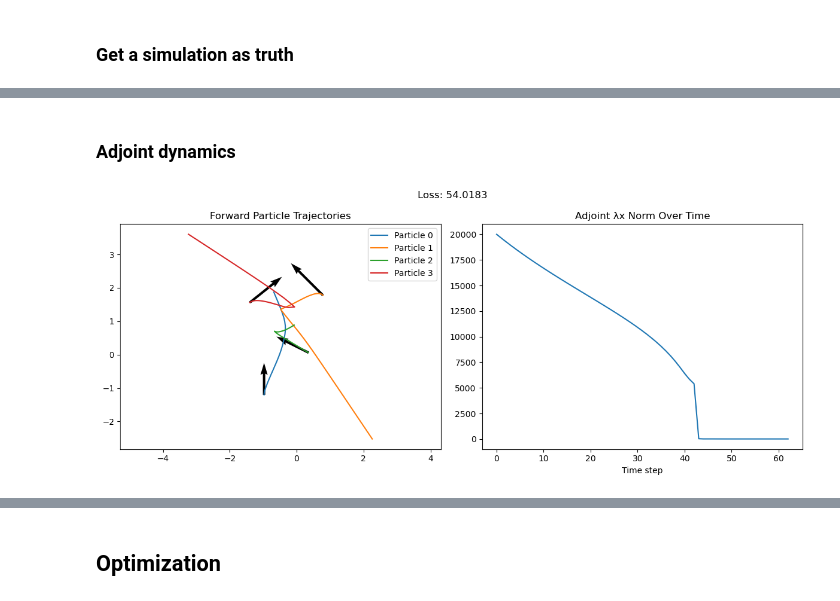
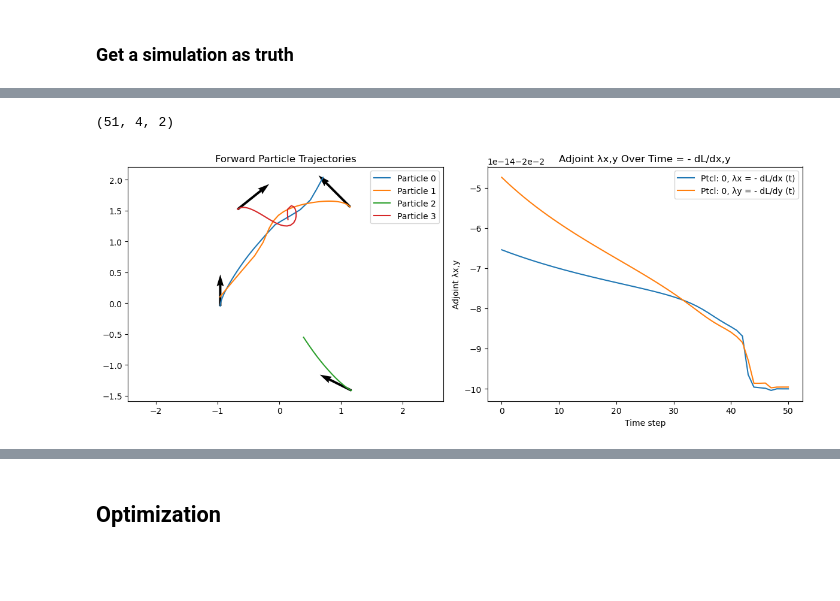
Before and after one commit to AZhou00/adjoint-demo, a Jupyter notebook: notebook/basics.ipynb, the cells around one changed output, grey strips where cells are left out. Saved outputs shown, nothing was run; the diff lists cells and outputs as text; code cells hidden in the pictures; blank space fills up the shorter version.

```diff
--- a/notebook/basics.ipynb
+++ b/notebook/basics.ipynb
@@ -185,3 +185,11 @@ $$L(x(T)) = \frac{1}{2} x(T)^2.$$
 \end{aligned}
 with final condition:
 $$\lambda_x(T) = \frac{dL}{dx(T)} = x(T), \quad \lambda_p(T) = 0.$$
+# %%
+import jax
+import jax.numpy as jnp
+import matplotlib.pyplot as plt
+
+# use GPU
+jax.config.update("jax_enable_x64", True)
+print(jax.devices())
@@ -355,7 +362,7 @@ plt.show()
 # %% [markdown]
 ### Something more complicated: 5-body problem
 # %%
-T = 2.5
+T = 2.
 dt = 0.04
 steps = int(T / dt)
 # %%
@@ -478,27 +483,30 @@ plt.show()
-# %% [markdown]
-### Adjoint dynamics
 # %%
-key = jax.random.PRNGKey(2)
-x0_guess = x0 + jax.random.normal(key, (4, D)) * 0.02
-x0_guess = jnp.array(x0_guess)
+# feed in the truth into the likelihood and visualize the adjoint
+def plot_adjoint(x0, p0, x_obs):
+    xs, ps, λxs, λps, loss = simulate(x0, p0, x_obs=x_obs[-1]+0.01)
 
-xs, ps, λxs, λps, loss = simulate(x0_guess, p0, x_obs=x_obs[-1])
+    fig, axs = plt.subplots(1, 2, figsize=(12, 5))
+    # Left: particle trajectories
+    for i in range(N):
+        axs[0].plot(xs[:, i, 0], xs[:, i, 1], label=f"Particle {i}")
+    axs[0].quiver(x0[:,0], x0[:,1], p0[:,0], p0[:,1], color='k', scale=2)
+    axs[0].set_title("Forward Particle Trajectories")
+    axs[0].axis("equal")
+    axs[0].legend()
 
-fig, axs = plt.subplots(1, 2, figsize=(12, 5))
-# Left: particle trajectories
-for i in range(N):
-    axs[0].plot(xs[:, i, 0], xs[:, i, 1], label=f"Particle {i}")
-axs[0].quiver(x0_guess[:,0], x0_guess[:,1], p0[:,0], p0[:,1], color='k', scale=2)
-axs[0].set_title("Forward Particle Trajectories")
-axs[0].axis("equal")
-axs[0].legend()
+    # Right: adjoint λx norm over time
+    print(λxs.shape) # (T, N, D)
+    axs[1].plot(λxs[:, 0, 0], label='Ptcl: 0, λx = - dL/dx (t)')
+    axs[1].plot(λxs[:, 0, 1], label='Ptcl: 0, λy = - dL/dy (t)')
+    axs[1].set_title("Adjoint λx,y Over Time = - dL/dx,y")
+    axs[1].set_xlabel("Time step")
+    axs[1].set_ylabel("Adjoint λx,y")
+    axs[1].legend()
 
-# Right: λx norm over time
-axs[1].plot(jnp.linalg.norm(λxs, axis=(1,2)))
-axs[1].set_title("Adjoint λx Norm Over Time")
-axs[1].set_xlabel("Time step")
-plt.suptitle(f"Loss: {loss:.4f}")
-plt.tight_layout()
-plt.show()
+    plt.tight_layout()
+    plt.show()
+
+plot_adjoint(x0, p0, x_obs)
 # %% [output]
+(51, 4, 2)
-[figure, old version]
+[figure, new version]
```
Also changed, not shown: parts of 25 cells of this notebook, 1 other file.
